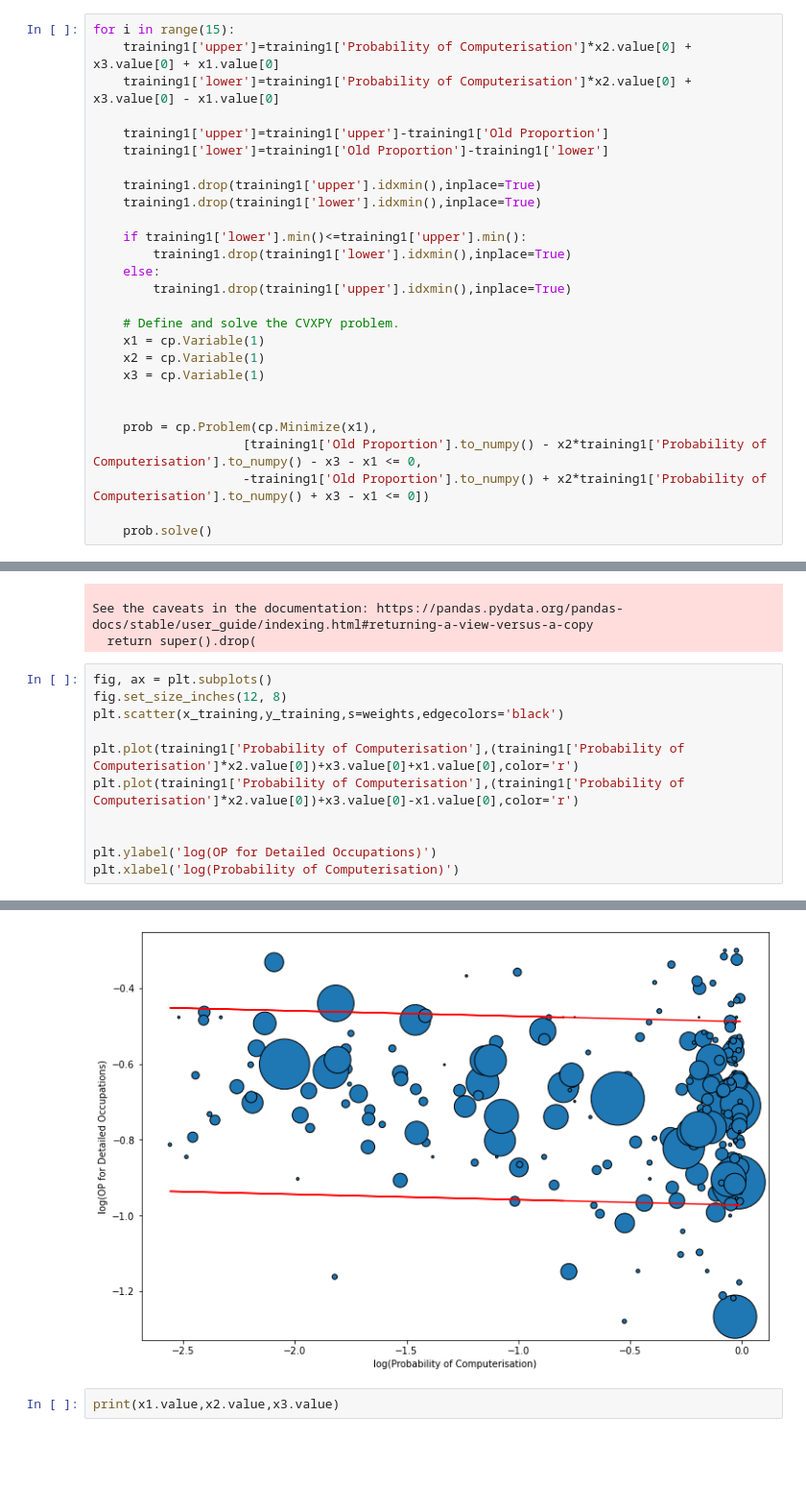
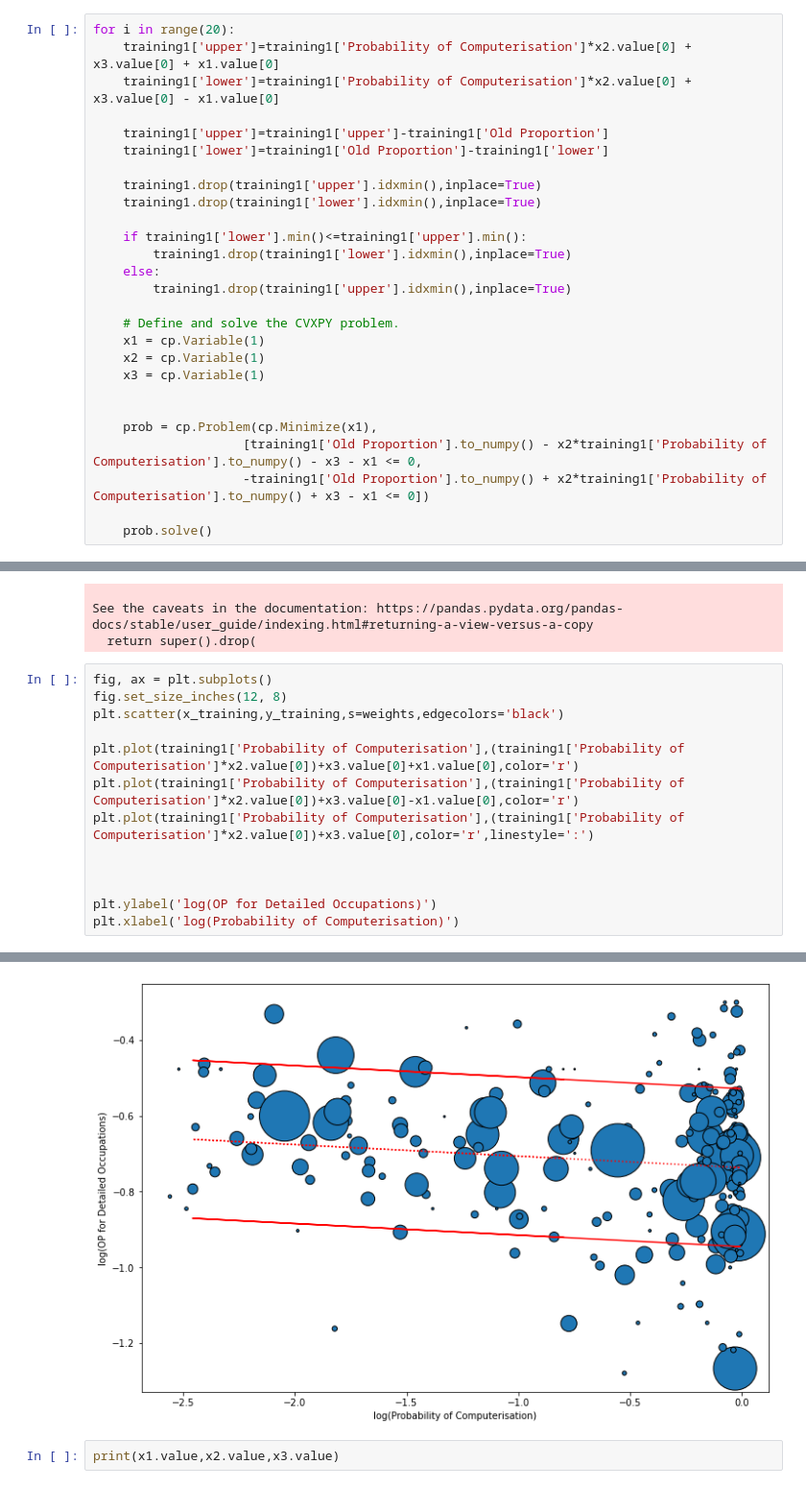
Before and after one commit to terencetan-c/4YP-The-Future-of-Work, a Jupyter notebook: Data modelling/Data modelling OP.ipynb, the cells around one changed output, grey strips where cells are left out. Shown at 96% size. Cells and saved outputs as stored; diff of their text form; blank space fills up the shorter version.

```diff
--- a/Data modelling/Data modelling OP.ipynb
+++ b/Data modelling/Data modelling OP.ipynb
@@ -608,7 +610,7 @@ joint_auto_nonan_2012_log['Old Proportion']=np.log10(joint_auto_nonan_2012_log['
 
 training1=joint_auto_nonan_2012_log[['Probability of Computerisation','Old Proportion','Total']]
 # %%
-for i in range(15):
+for i in range(20):
     training1['upper']=training1['Probability of Computerisation']*x2.value[0] + x3.value[0] + x1.value[0]
     training1['lower']=training1['Probability of Computerisation']*x2.value[0] + x3.value[0] - x1.value[0]
 
@@ -655,17 +657,19 @@ See the caveats in the documentation: https://pandas.pydata.org/pandas-docs/stab
 # %%
 fig, ax = plt.subplots()
 fig.set_size_inches(12, 8)
 plt.scatter(x_training,y_training,s=weights,edgecolors='black')
 
 plt.plot(training1['Probability of Computerisation'],(training1['Probability of Computerisation']*x2.value[0])+x3.value[0]+x1.value[0],color='r')
 plt.plot(training1['Probability of Computerisation'],(training1['Probability of Computerisation']*x2.value[0])+x3.value[0]-x1.value[0],color='r')
+plt.plot(training1['Probability of Computerisation'],(training1['Probability of Computerisation']*x2.value[0])+x3.value[0],color='r',linestyle=':')
+
 
 
 plt.ylabel('log(OP for Detailed Occupations)')
 plt.xlabel('log(Probability of Computerisation)')
 # %% [output]
 Text(0.5, 0, 'log(Probability of Computerisation)')
-[figure, old version]
+[figure, new version]
 # %%
 print(x1.value,x2.value,x3.value)
 # %% [output]
```
Also changed, not shown: parts of 1 cell of this notebook, 6 other files.
